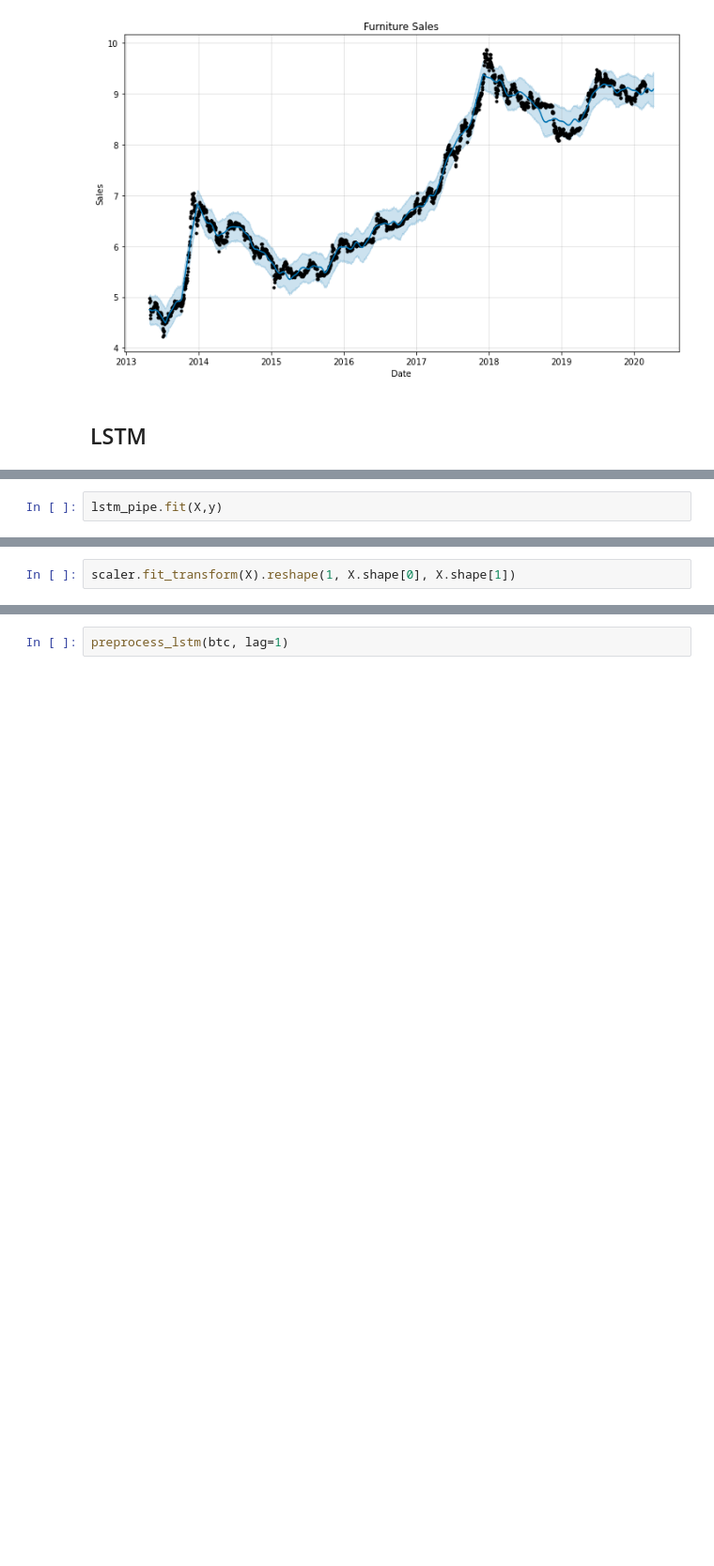
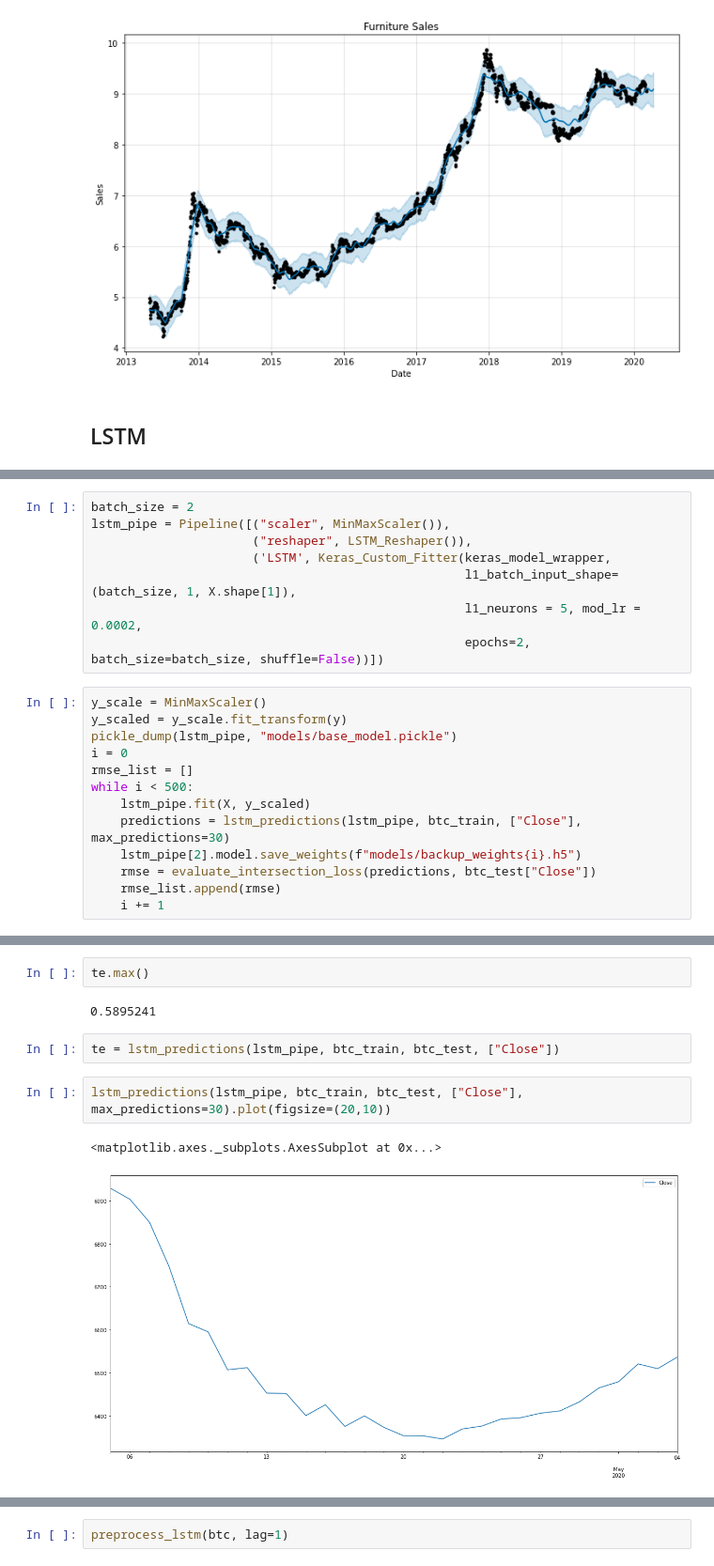
Before and after one commit to rajeevpanwar/Bitcoin-Heist-of-the-Century, a Jupyter notebook: corey_timeseries_exact.ipynb, the cells around one changed output, grey strips where cells are left out. Shown at 94% size. Saved outputs shown, nothing was run; the diff lists cells and outputs as text; blank space fills up the shorter version.

Commit message:
lstm update

```diff
--- a/corey_timeseries_exact.ipynb
+++ b/corey_timeseries_exact.ipynb
@@ -340,2 +332,0 @@ y.shape
-# %%
-lstm_pipe.fit(X,y)
@@ -351,2 +332,0 @@ Pipeline(memory=None,
-# %%
-scaler.fit_transform(X).reshape(1, X.shape[0], X.shape[1])
@@ -360,0 +333,21 @@ array([[[0.45004112, 0.45060957],
+# %%
+batch_size = 2
+lstm_pipe = Pipeline([("scaler", MinMaxScaler()),
+                      ("reshaper", LSTM_Reshaper()),
+                      ('LSTM', Keras_Custom_Fitter(keras_model_wrapper,
+                                                   l1_batch_input_shape=(batch_size, 1, X.shape[1]),
+                                                   l1_neurons = 5, mod_lr = 0.0002,
+                                                   epochs=2, batch_size=batch_size, shuffle=False))])
+# %%
+y_scale = MinMaxScaler()
+y_scaled = y_scale.fit_transform(y)
+pickle_dump(lstm_pipe, "models/base_model.pickle")
+i = 0
+rmse_list = []
+while i < 500:
+    lstm_pipe.fit(X, y_scaled)
+    predictions = lstm_predictions(lstm_pipe, btc_train, ["Close"], max_predictions=30)
+    lstm_pipe[2].model.save_weights(f"models/backup_weights{i}.h5")
+    rmse = evaluate_intersection_loss(predictions, btc_test["Close"])
+    rmse_list.append(rmse)
+    i += 1
@@ -360,0 +372,11 @@ array([[[0.45004112, 0.45060957],
+# %%
+te.max()
+# %% [output]
+0.5895241
+# %%
+te = lstm_predictions(lstm_pipe, btc_train, btc_test, ["Close"])
+# %%
+lstm_predictions(lstm_pipe, btc_train, btc_test, ["Close"], max_predictions=30).plot(figsize=(20,10))
+# %% [output]
+<matplotlib.axes._subplots.AxesSubplot at 0x...>
+[figure, added]
```
Also changed, not shown: parts of 20 cells of this notebook, 6 other files.
